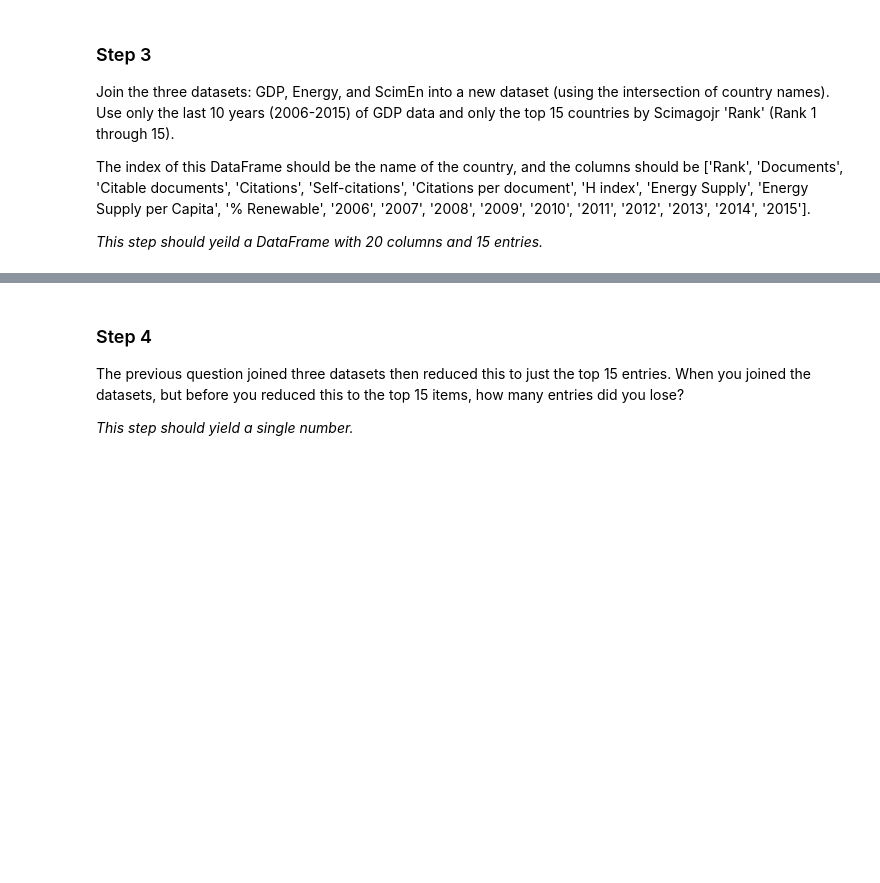
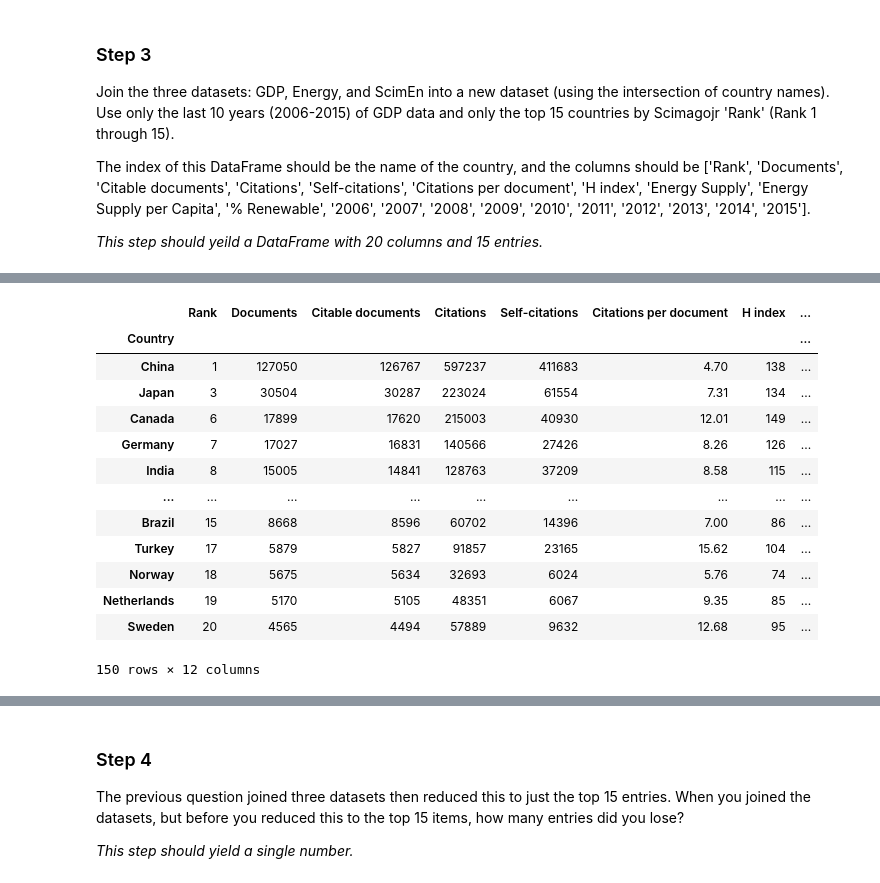
Before and after one commit to ReemTelbani/Python-for-Data-Science, a Jupyter notebook: Data-Transformation-and-Cleaning-with-Pandas/Task 1 - Data Transformation and Cleaning with Pandas.ipynb, the cells around one changed output, grey strips where cells are left out. Cells and saved outputs as stored; diff of their text form; code cells hidden in the pictures; blank space fills up the shorter version.

```diff
--- a/Data-Transformation-and-Cleaning-with-Pandas/Task 1 - Data Transformation and Cleaning with Pandas.ipynb
+++ b/Data-Transformation-and-Cleaning-with-Pandas/Task 1 - Data Transformation and Cleaning with Pandas.ipynb
@@ -371,0 +378,18 @@ top_ranked_df=top_ranked_df[(top_ranked_df['Rank']< 16)]
+# %%
+#check the data
+top_ranked_df
+# %% [output]
+|  | Rank | Documents | Citable documents | Citations | Self-citations | Citations per document | H index | ... |
+| Country |  |  |  |  |  |  |  | ... |
+| China | 1 | 127050 | 126767 | 597237 | 411683 | 4.70 | 138 | ... |
+| Japan | 3 | 30504 | 30287 | 223024 | 61554 | 7.31 | 134 | ... |
+| Canada | 6 | 17899 | 17620 | 215003 | 40930 | 12.01 | 149 | ... |
+| Germany | 7 | 17027 | 16831 | 140566 | 27426 | 8.26 | 126 | ... |
+| India | 8 | 15005 | 14841 | 128763 | 37209 | 8.58 | 115 | ... |
+| ... | ... | ... | ... | ... | ... | ... | ... | ... |
+| Brazil | 15 | 8668 | 8596 | 60702 | 14396 | 7.00 | 86 | ... |
+| Turkey | 17 | 5879 | 5827 | 91857 | 23165 | 15.62 | 104 | ... |
+| Norway | 18 | 5675 | 5634 | 32693 | 6024 | 5.76 | 74 | ... |
+| Netherlands | 19 | 5170 | 5105 | 48351 | 6067 | 9.35 | 85 | ... |
+| Sweden | 20 | 4565 | 4494 | 57889 | 9632 | 12.68 | 95 | ... |
+150 rows × 12 columns
```
Also changed, not shown: parts of 28 cells of this notebook.
